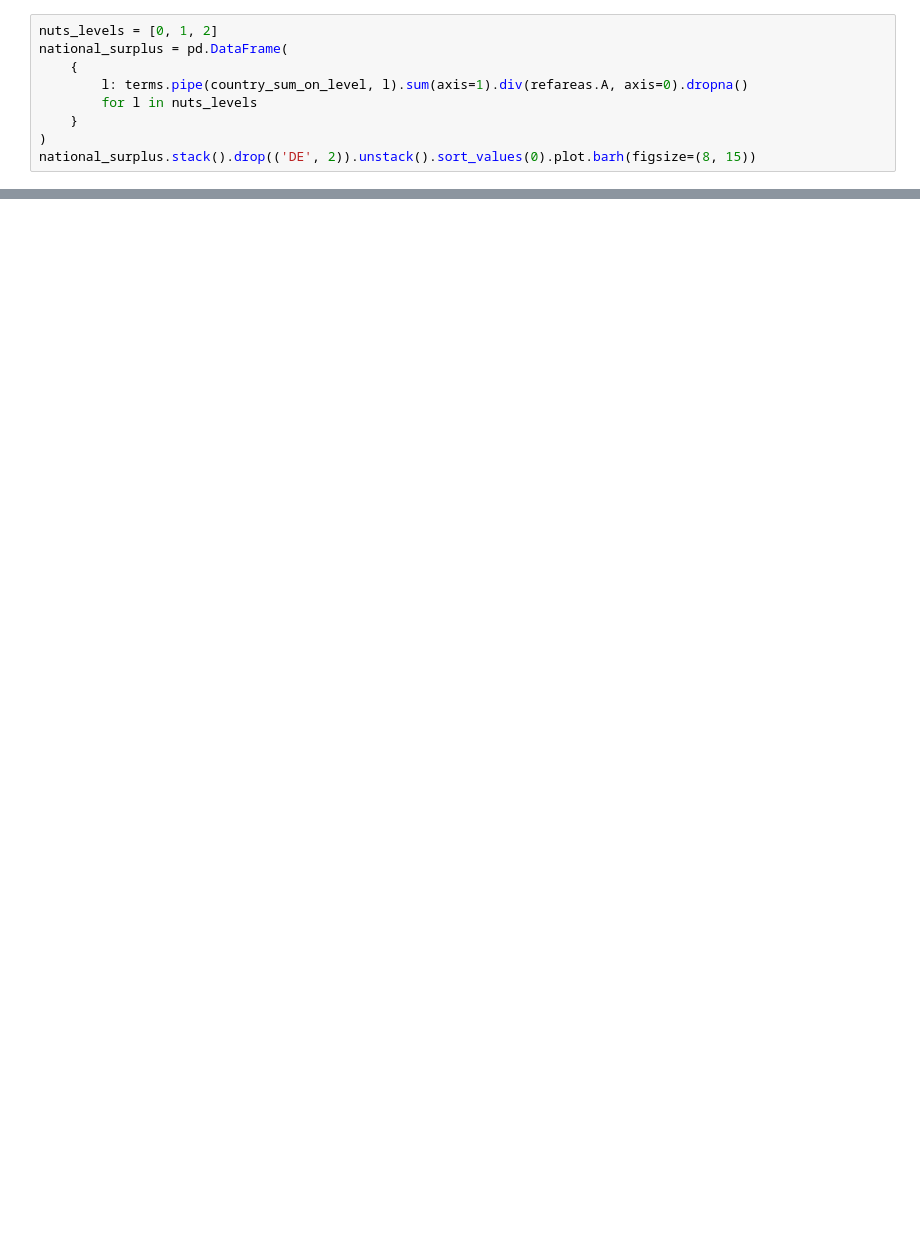
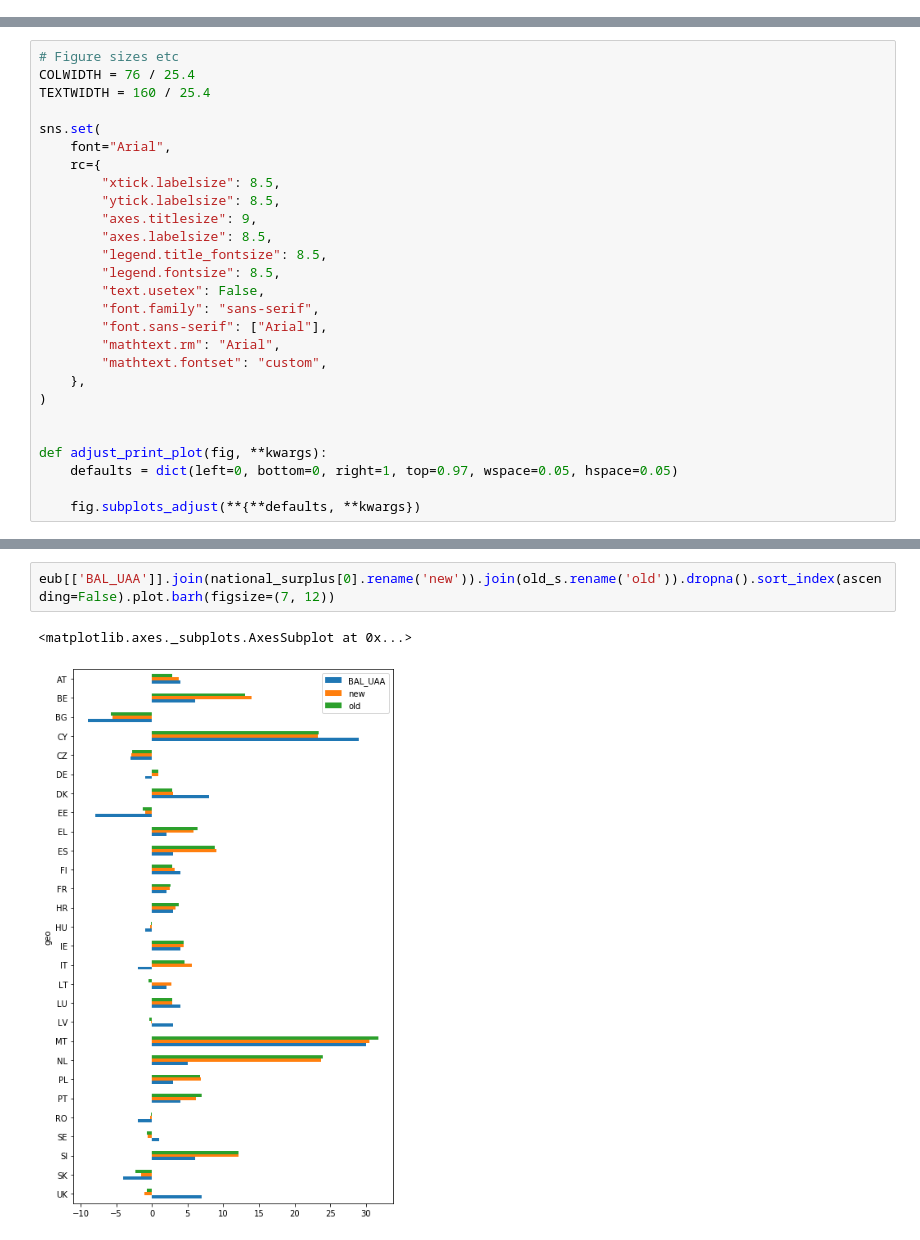
Before and after one commit to rasmuse/subnational-p-budgets, a Jupyter notebook: P budget.ipynb, the cells around one changed output, grey strips where cells are left out. Saved outputs shown, nothing was run; the diff lists cells and outputs as text; blank space fills up the shorter version.

```diff
--- a/P budget.ipynb
+++ b/P budget.ipynb
@@ -135,9 +149,0 @@ terms.loc['DK':'DKX'].div(refareas.A, axis=0).dropna()
-# %%
-nuts_levels = [0, 1, 2]
-national_surplus = pd.DataFrame(
-    {
-        l: terms.pipe(country_sum_on_level, l).sum(axis=1).div(refareas.A, axis=0).dropna()
-        for l in nuts_levels
-    }
-)
-national_surplus.stack().drop(('DE', 2)).unstack().sort_values(0).plot.barh(figsize=(8, 15))
@@ -146,0 +240,27 @@ national_surplus.stack().drop(('DE', 2)).unstack().sort_values(0).plot.barh(figs
+# %%
+# Figure sizes etc
+COLWIDTH = 76 / 25.4
+TEXTWIDTH = 160 / 25.4
+
+sns.set(
+    font="Arial",
+    rc={
+        "xtick.labelsize": 8.5,
+        "ytick.labelsize": 8.5,
+        "axes.titlesize": 9,
+        "axes.labelsize": 8.5,
+        "legend.title_fontsize": 8.5,
+        "legend.fontsize": 8.5,
+        "text.usetex": False,
+        "font.family": "sans-serif",
+        "font.sans-serif": ["Arial"],
+        "mathtext.rm": "Arial",
+        "mathtext.fontset": "custom",
+    },
+)
+
+
+def adjust_print_plot(fig, **kwargs):
+    defaults = dict(left=0, bottom=0, right=1, top=0.97, wspace=0.05, hspace=0.05)
+
+    fig.subplots_adjust(**{**defaults, **kwargs})
@@ -146,0 +589,5 @@ national_surplus.stack().drop(('DE', 2)).unstack().sort_values(0).plot.barh(figs
+# %%
+eub[['BAL_UAA']].join(national_surplus[0].rename('new')).join(old_s.rename('old')).dropna().sort_index(ascending=False).plot.barh(figsize=(7, 12))
+# %% [output]
+<matplotlib.axes._subplots.AxesSubplot at 0x...>
+[figure, added]
```
Also changed, not shown: parts of 42 cells of this notebook, 2 other files.
